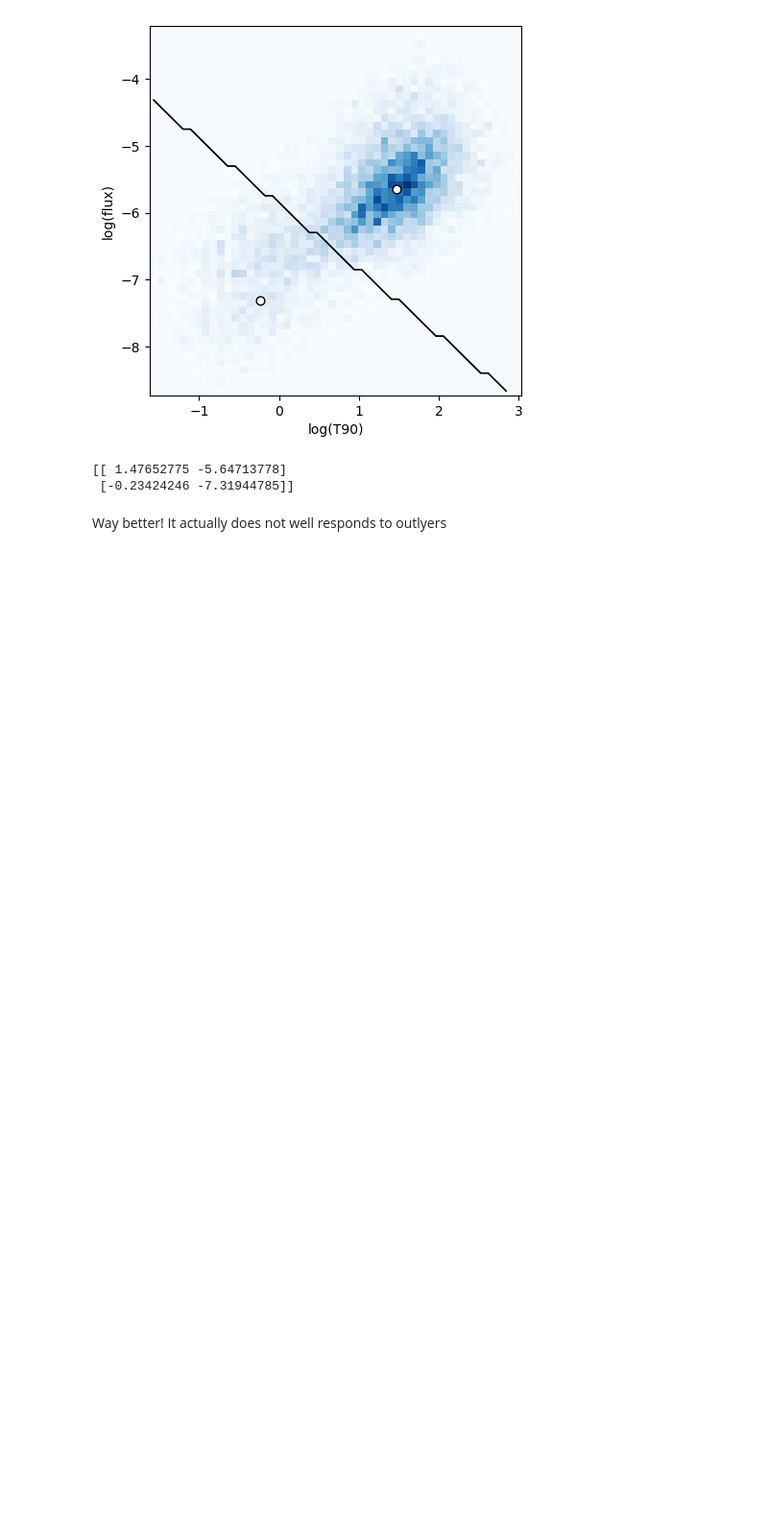
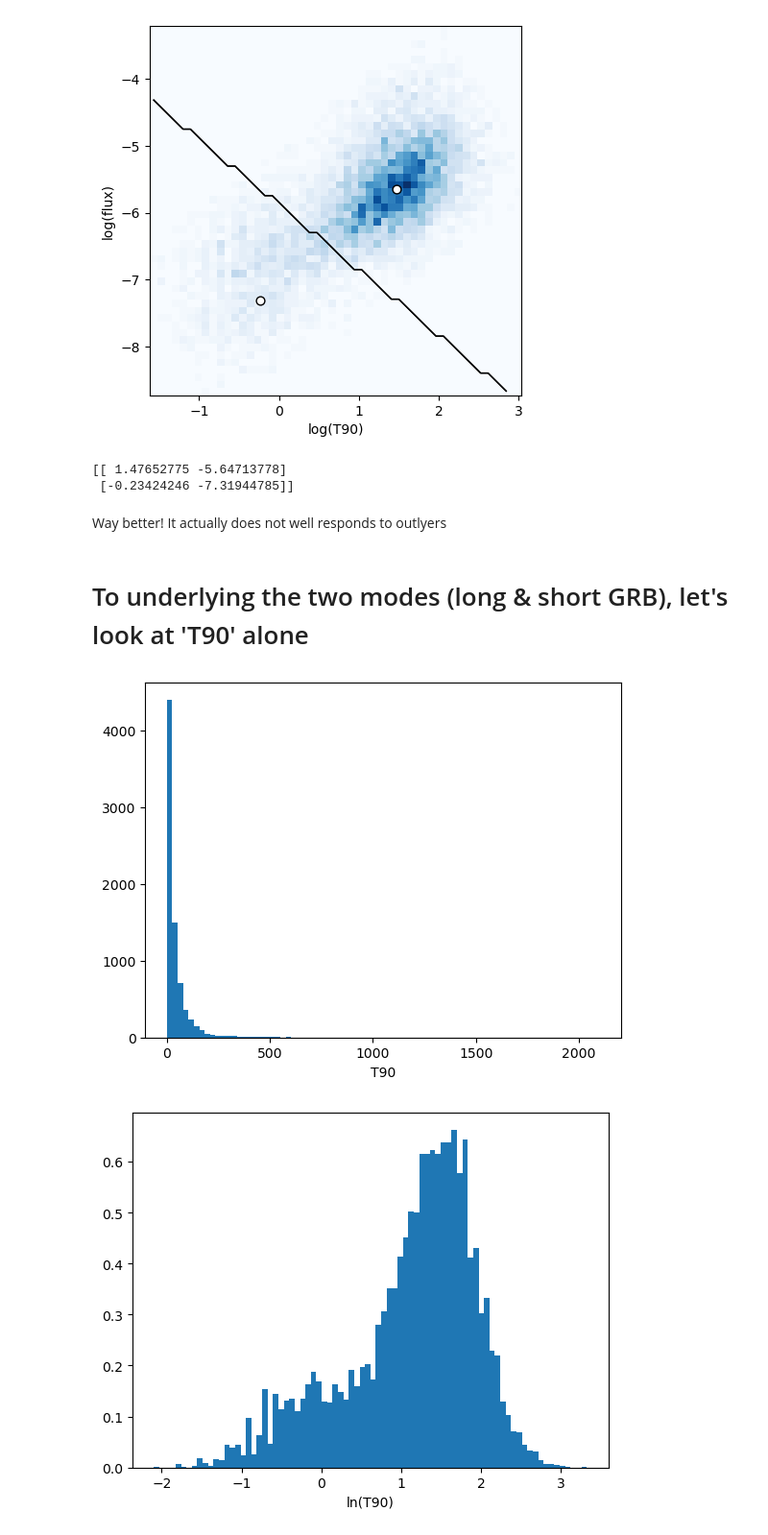
Before and after one commit to EmmaBalzanelli/astrostatistics_bicocca_2025, a Jupyter notebook: working/10_Clustering(14).ipynb, the cells around one changed output. Shown at 96% size. Cells and saved outputs as stored; diff of their text form; code cells hidden in the pictures; blank space fills up the shorter version.

```diff
--- a/working/10_Clustering(14).ipynb
+++ b/working/10_Clustering(14).ipynb
@@ -433,3 +435,18 @@ number of estimated clusters : 2
  [-0.23424246 -7.31944785]]
 # %% [markdown]
 Way better! It actually does not well responds to outlyers
+# %% [markdown]
+# To underlying the two modes (long & short GRB), let's look at 'T90' alone
+# %%
+t = np.float64(data[names=='T90'][data[names=='T90']!='-999'])
+lnt = np.log10(t[t!=0])
+# %%
+plt.hist(t, bins=80)
+plt.xlabel('T90')
+plt.show()
+plt.hist(lnt, bins=80, density=True)
+plt.xlabel('ln(T90)')
+plt.show()
+# %% [output]
+[figure, added]
+[figure, added]
```
Also changed, not shown: parts of 19 cells of this notebook.
